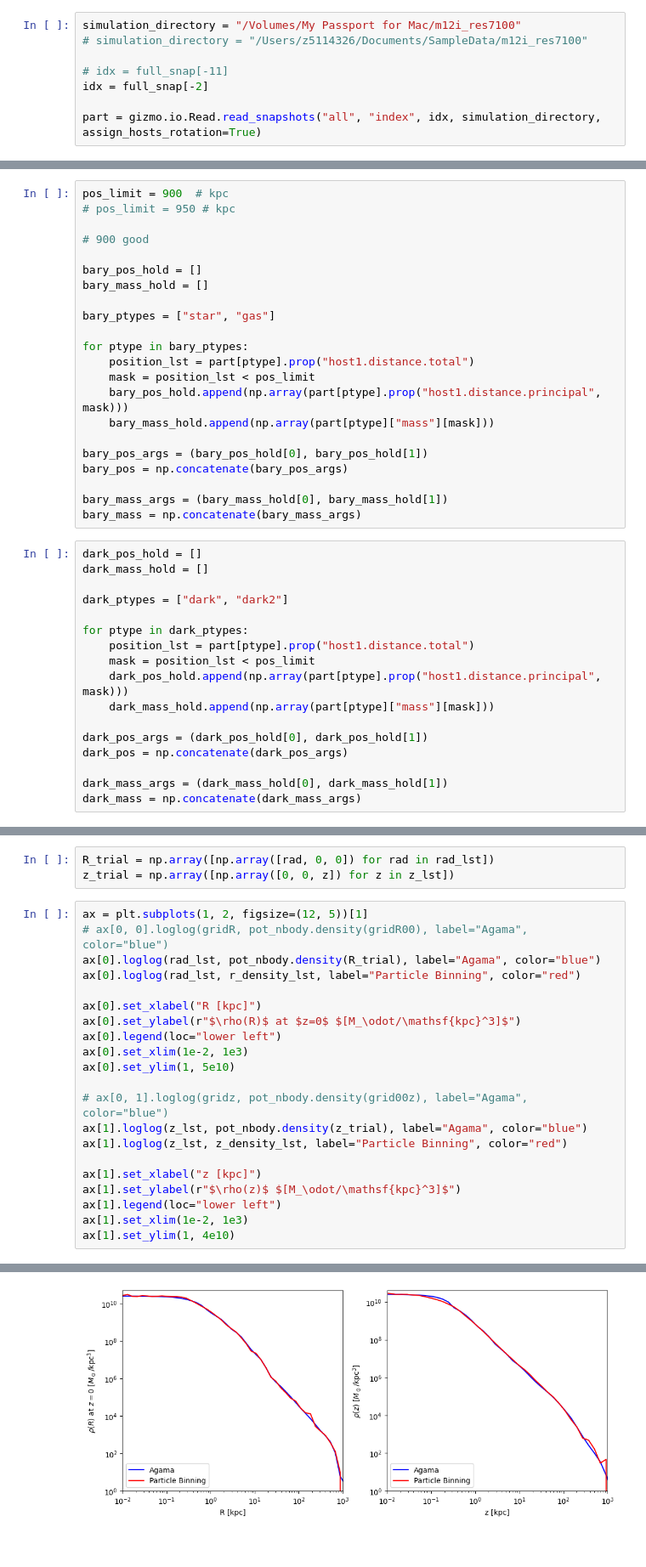
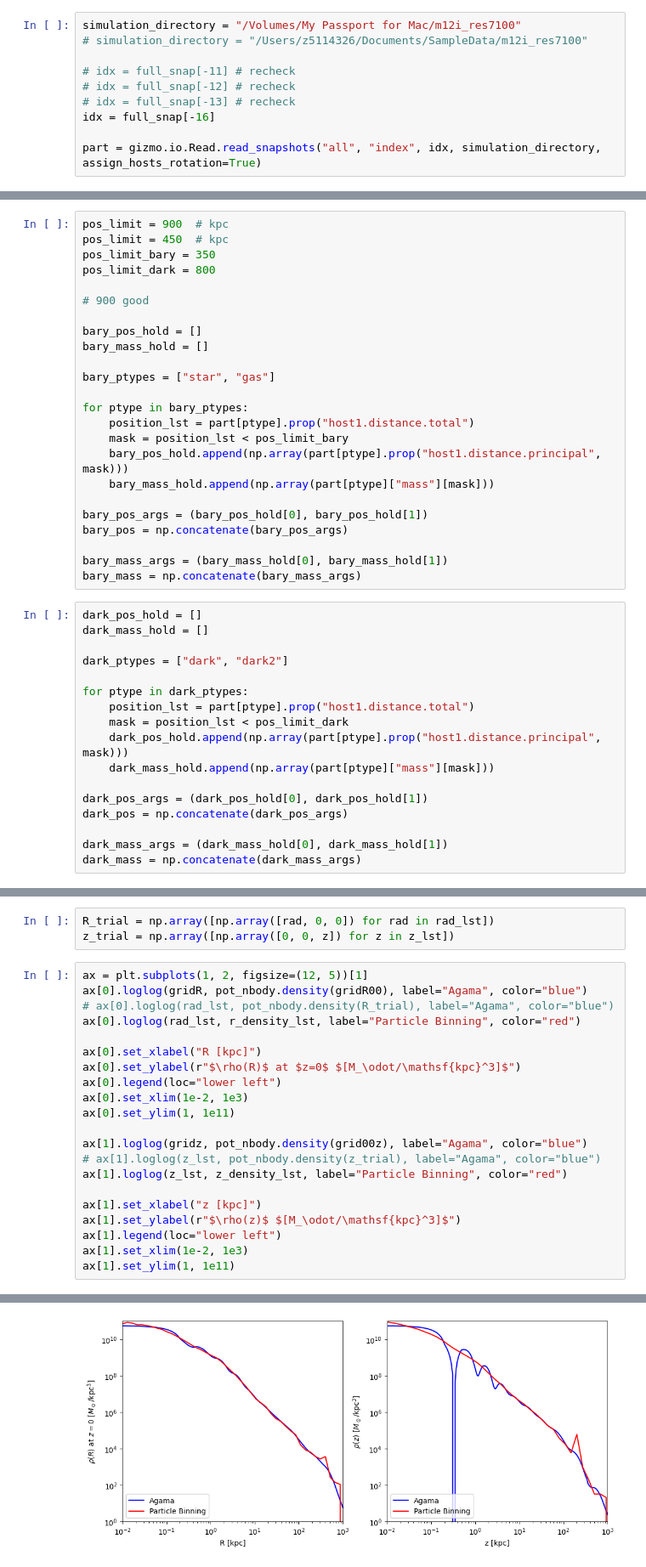
Before and after one commit to finn-pal/GC_kinematics, a Jupyter notebook: notebooks/agama_fit_test.ipynb, the cells around one changed output, grey strips where cells are left out. Shown at 85% size. Cells and saved outputs as stored; diff of their text form.

```diff
--- a/notebooks/agama_fit_test.ipynb
+++ b/notebooks/agama_fit_test.ipynb
@@ -57,8 +57,10 @@ full_snap = np.array(
 simulation_directory = "/Volumes/My Passport for Mac/m12i_res7100"
 # simulation_directory = "/Users/z5114326/Documents/SampleData/m12i_res7100"
 
-# idx = full_snap[-11]
-idx = full_snap[-2]
+# idx = full_snap[-11] # recheck
+# idx = full_snap[-12] # recheck
+# idx = full_snap[-13] # recheck
+idx = full_snap[-16]
 
 part = gizmo.io.Read.read_snapshots("all", "index", idx, simulation_directory, assign_hosts_rotation=True)
 # %% [output]
@@ -212,6 +214,8 @@ plot_image(part, "star", dimensions_plot=[0, 2])
 # %%
 pos_limit = 900  # kpc
-# pos_limit = 950 # kpc
+pos_limit = 450  # kpc
+pos_limit_bary = 350
+pos_limit_dark = 800
 
 # 900 good
 
@@ -222,7 +226,7 @@ bary_ptypes = ["star", "gas"]
 
 for ptype in bary_ptypes:
     position_lst = part[ptype].prop("host1.distance.total")
-    mask = position_lst < pos_limit
+    mask = position_lst < pos_limit_bary
     bary_pos_hold.append(np.array(part[ptype].prop("host1.distance.principal", mask)))
     bary_mass_hold.append(np.array(part[ptype]["mass"][mask]))
 
@@ -239,7 +243,7 @@ dark_ptypes = ["dark", "dark2"]
 
 for ptype in dark_ptypes:
     position_lst = part[ptype].prop("host1.distance.total")
-    mask = position_lst < pos_limit
+    mask = position_lst < pos_limit_dark
     dark_pos_hold.append(np.array(part[ptype].prop("host1.distance.principal", mask)))
     dark_mass_hold.append(np.array(part[ptype]["mass"][mask]))
 
@@ -366,23 +370,23 @@ R_trial = np.array([np.array([rad, 0, 0]) for rad in rad_lst])
 z_trial = np.array([np.array([0, 0, z]) for z in z_lst])
 # %%
 ax = plt.subplots(1, 2, figsize=(12, 5))[1]
-# ax[0, 0].loglog(gridR, pot_nbody.density(gridR00), label="Agama", color="blue")
-ax[0].loglog(rad_lst, pot_nbody.density(R_trial), label="Agama", color="blue")
+ax[0].loglog(gridR, pot_nbody.density(gridR00), label="Agama", color="blue")
+# ax[0].loglog(rad_lst, pot_nbody.density(R_trial), label="Agama", color="blue")
 ax[0].loglog(rad_lst, r_density_lst, label="Particle Binning", color="red")
 
 ax[0].set_xlabel("R [kpc]")
 ax[0].set_ylabel(r"$\rho(R)$ at $z=0$ $[M_\odot/\mathsf{kpc}^3]$")
 ax[0].legend(loc="lower left")
 ax[0].set_xlim(1e-2, 1e3)
-ax[0].set_ylim(1, 5e10)
+ax[0].set_ylim(1, 1e11)
 
-# ax[0, 1].loglog(gridz, pot_nbody.density(grid00z), label="Agama", color="blue")
-ax[1].loglog(z_lst, pot_nbody.density(z_trial), label="Agama", color="blue")
+ax[1].loglog(gridz, pot_nbody.density(grid00z), label="Agama", color="blue")
+# ax[1].loglog(z_lst, pot_nbody.density(z_trial), label="Agama", color="blue")
 ax[1].loglog(z_lst, z_density_lst, label="Particle Binning", color="red")
 
 ax[1].set_xlabel("z [kpc]")
 ax[1].set_ylabel(r"$\rho(z)$ $[M_\odot/\mathsf{kpc}^3]$")
 ax[1].legend(loc="lower left")
 ax[1].set_xlim(1e-2, 1e3)
-ax[1].set_ylim(1, 4e10)
+ax[1].set_ylim(1, 1e11)
 # %% [output]
@@ -390,4 +394,4 @@ ax[1].set_ylim(1, 4e10)
-[figure, old version]
+[figure, new version]
 # %%
 # read Agama/py/example_actions_nbody.py
 
```
Also changed, not shown: parts of 4 cells of this notebook, 9 other files.
